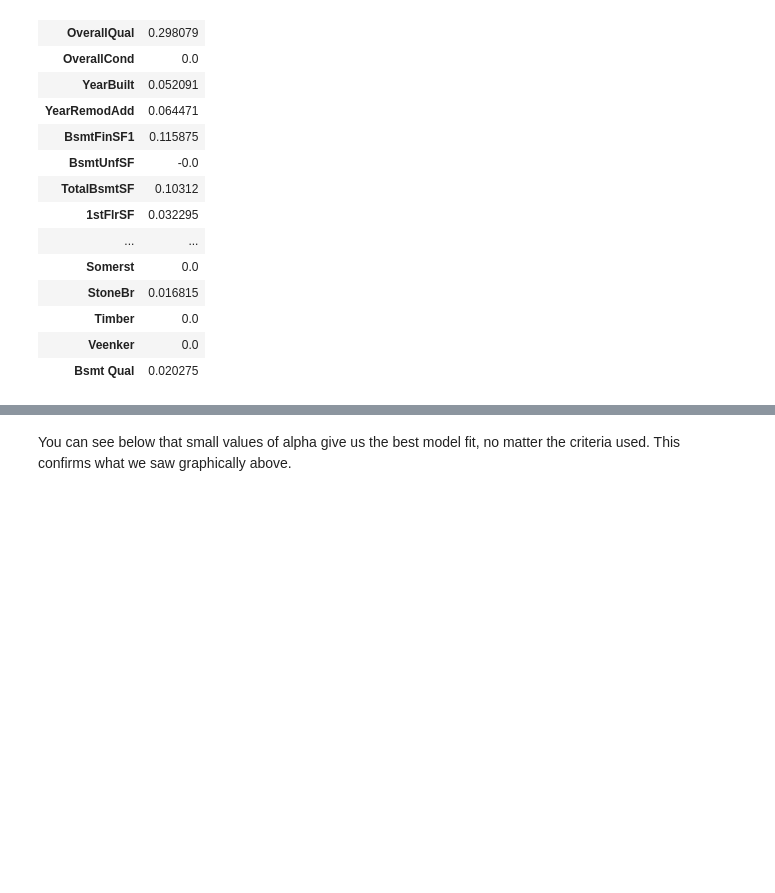
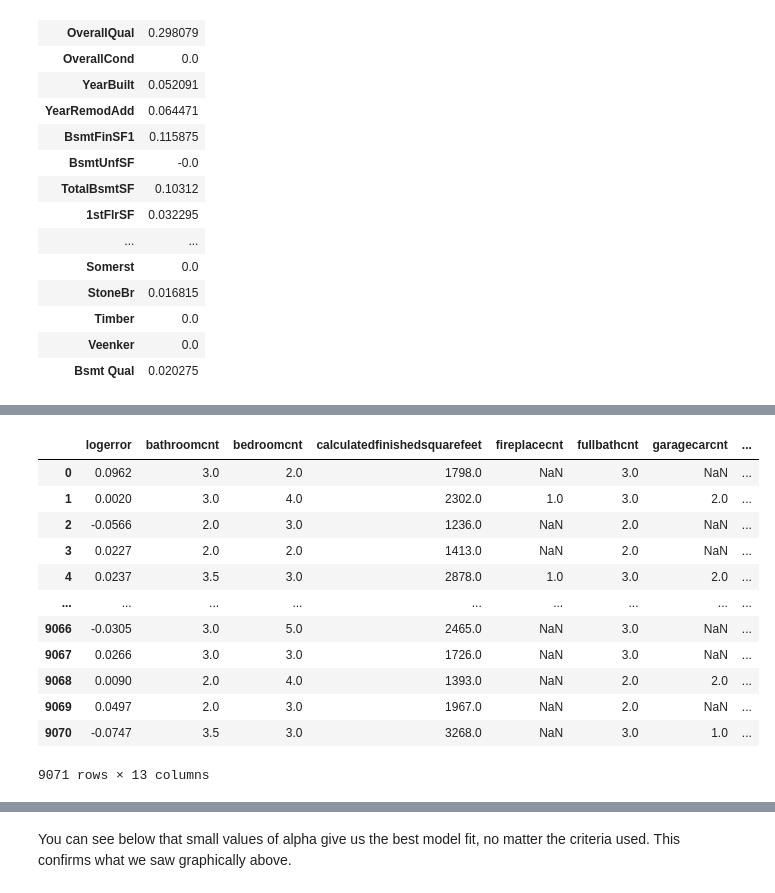
Before and after one commit to aaiken1/fin-data-analysis-text, a Jupyter notebook: _sources/chapters/12_regression_topics.ipynb, the cells around one changed output, grey strips where cells are left out. Cells and saved outputs as stored; diff of their text form; code cells hidden in the pictures; blank space fills up the shorter version.

```diff
--- a/_sources/chapters/12_regression_topics.ipynb
+++ b/_sources/chapters/12_regression_topics.ipynb
@@ -941,0 +1233,16 @@ The make_pipeline function takes any number of estimators as arguments and retur
+# %%
+zillow_sample
+# %% [output]
+|  | logerror | bathroomcnt | bedroomcnt | calculatedfinishedsquarefeet | fireplacecnt | fullbathcnt | garagecarcnt | ... |
+| 0 | 0.0962 | 3.0 | 2.0 | 1798.0 | NaN | 3.0 | NaN | ... |
+| 1 | 0.0020 | 3.0 | 4.0 | 2302.0 | 1.0 | 3.0 | 2.0 | ... |
+| 2 | -0.0566 | 2.0 | 3.0 | 1236.0 | NaN | 2.0 | NaN | ... |
+| 3 | 0.0227 | 2.0 | 2.0 | 1413.0 | NaN | 2.0 | NaN | ... |
+| 4 | 0.0237 | 3.5 | 3.0 | 2878.0 | 1.0 | 3.0 | 2.0 | ... |
+| ... | ... | ... | ... | ... | ... | ... | ... | ... |
+| 9066 | -0.0305 | 3.0 | 5.0 | 2465.0 | NaN | 3.0 | NaN | ... |
+| 9067 | 0.0266 | 3.0 | 3.0 | 1726.0 | NaN | 3.0 | NaN | ... |
+| 9068 | 0.0090 | 2.0 | 4.0 | 1393.0 | NaN | 2.0 | 2.0 | ... |
+| 9069 | 0.0497 | 2.0 | 3.0 | 1967.0 | NaN | 2.0 | NaN | ... |
+| 9070 | -0.0747 | 3.5 | 3.0 | 3268.0 | NaN | 3.0 | 1.0 | ... |
+9071 rows × 13 columns
```
Also changed, not shown: parts of 63 cells of this notebook, 41 other files.
